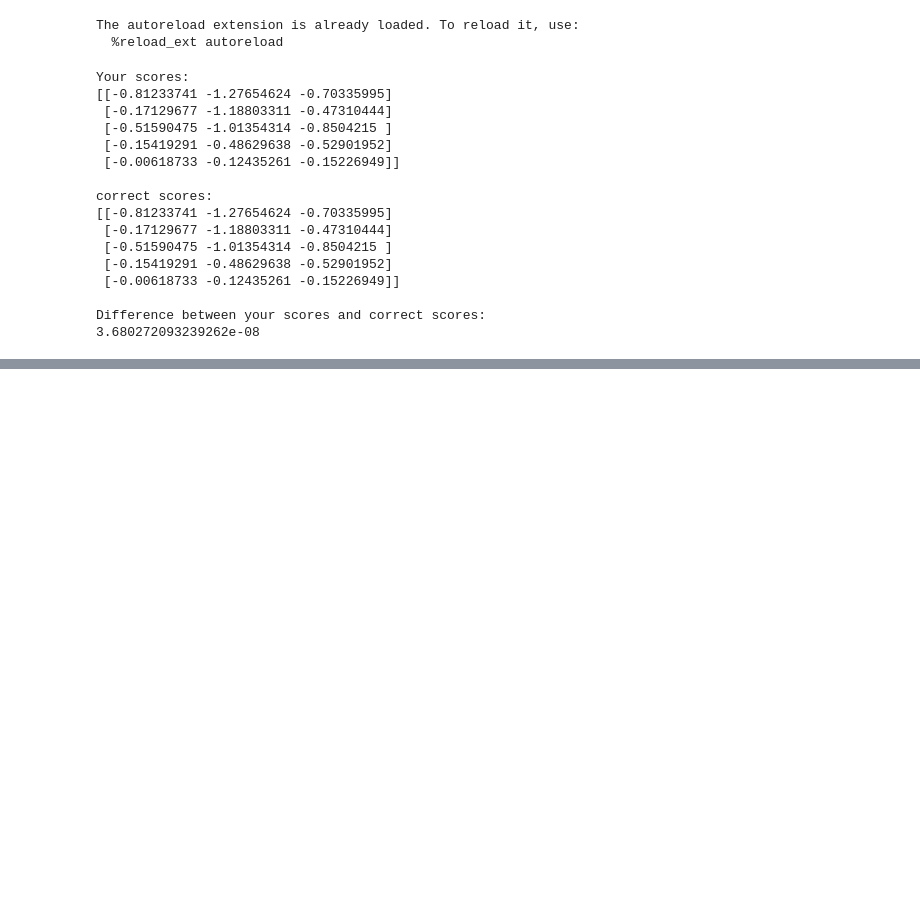
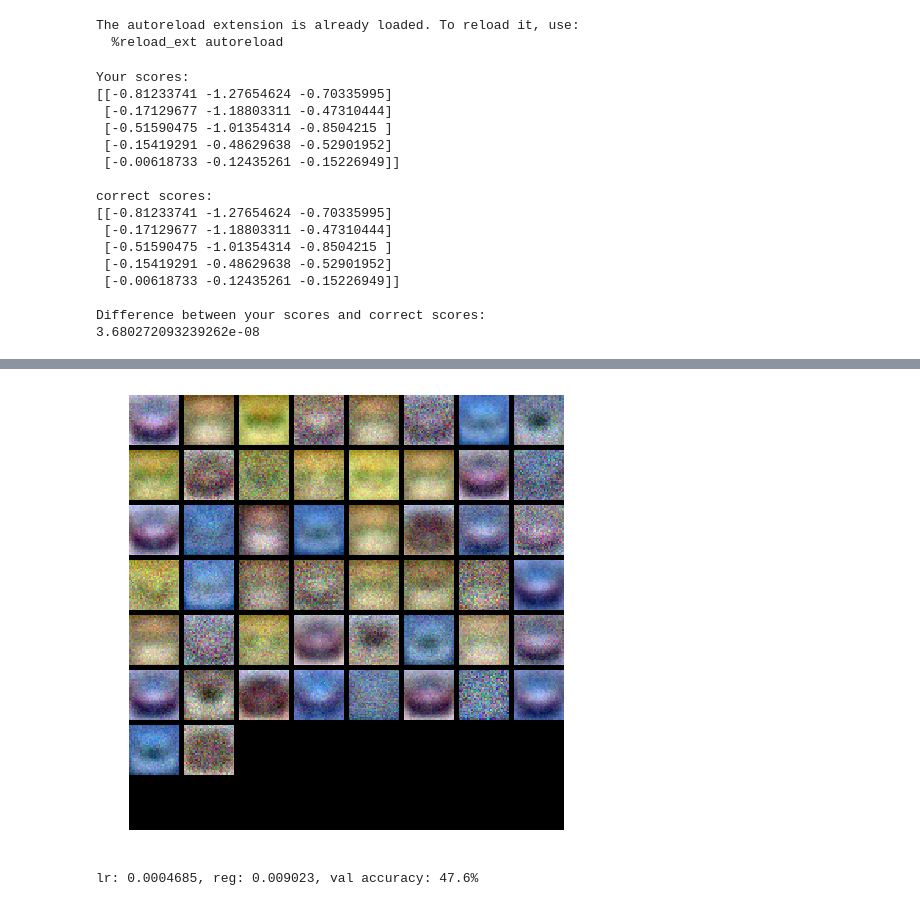
Before and after one commit to FortiLeiZhang/cs231n, a Jupyter notebook: code/cs231n/assignment1/two_layer_net.ipynb, the cells around one changed output, grey strips where cells are left out. Saved outputs shown, nothing was run; the diff lists cells and outputs as text; code cells hidden in the pictures; blank space fills up the shorter version.

```diff
--- a/code/cs231n/assignment1/two_layer_net.ipynb
+++ b/code/cs231n/assignment1/two_layer_net.ipynb
@@ -95,0 +206,46 @@ W1 max relative error: 3.561318e-09
+# %%
+from cs231n.vis_utils import visualize_grid
+
+def show_net_weights(net):
+    W1 = net.params['W1']
+    W1 = W1.reshape(32, 32, 3, -1).transpose(3, 0, 1, 2)
+    plt.imshow(visualize_grid(W1, padding=3).astype(np.uint8))
+    plt.gca().axis('off')
+    plt.show()
+
+show_net_weights(net)
+# %% [output]
+[figure, added]
+# %%
+best_net = None
+
+max_cnt = 100
+input_size = 32 * 32 * 3
+num_class = 10
+
+hidden_size = 100
+batch_size = 200
+
+best_acc = 0.0
+best_lr = 0.0
+best_reg = 0.0
+
+for cnt in range(max_cnt):
+    learning_rate = 10**np.random.uniform(-7, -3)
+    reg = 10**np.random.uniform(-5, 5)
+    net = TwoLayerNet(input_size, hidden_size, num_classes)
+
+    stats = net.train(X_train, y_train, X_val, y_val,
+                num_iters=1000, batch_size=batch_size,
+                learning_rate=learning_rate, learning_rate_decay=0.95,
+                reg=reg, verbose=False)
+
+    val_acc = (net.predict(X_val) == y_val).mean()
+    if val_acc > best_acc:
+        best_acc = val_acc
+        best_net = net
+        best_lr = learning_rate
+        best_reg = reg
+print('lr: %.4g, reg: %.4g, val accuracy: %.1f%%' %(best_lr, best_reg, best_acc*100))
+# %% [output]
+lr: 0.0004685, reg: 0.009023, val accuracy: 47.6%
```
Also changed, not shown: parts of 12 cells of this notebook, 3 other files.
